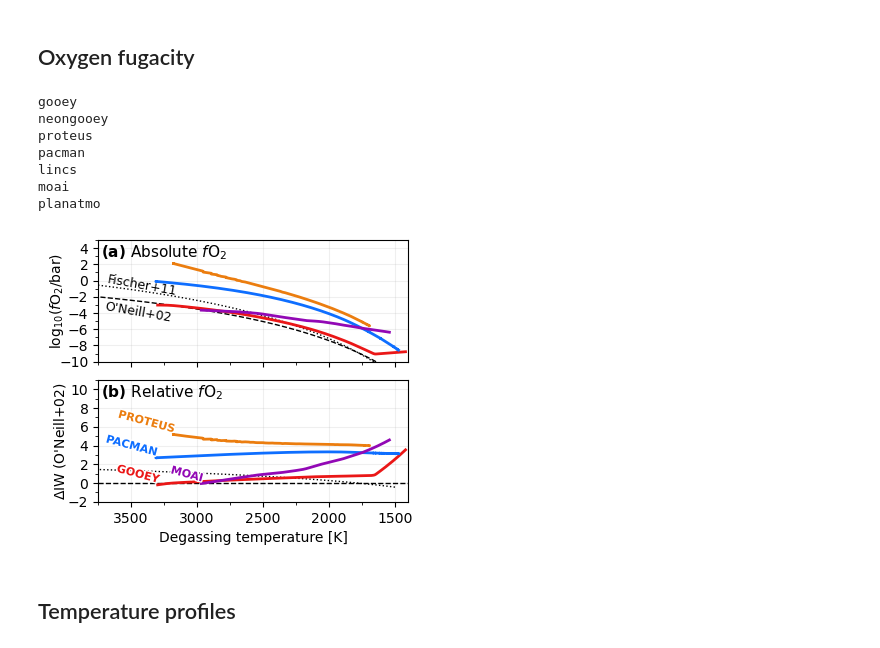
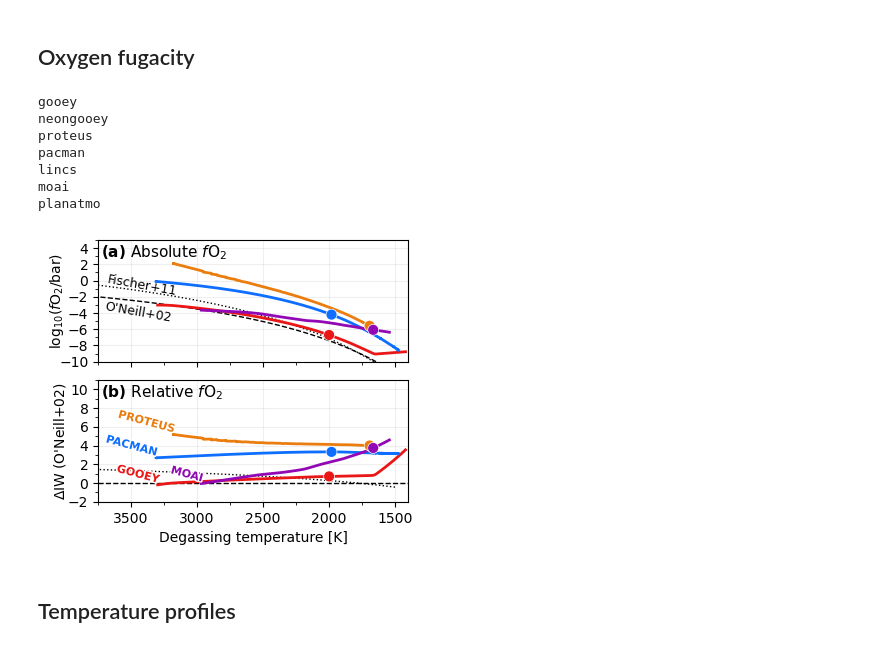
Before and after one commit to projectcuisines/chili, a Jupyter notebook: intercomparison/analysis_solarsystem/compare.ipynb, the cells around one changed output. Cells and saved outputs as stored; diff of their text form; code cells hidden in the pictures.

```diff
--- a/intercomparison/analysis_solarsystem/compare.ipynb
+++ b/intercomparison/analysis_solarsystem/compare.ipynb
@@ -1233,7 +1236,7 @@ def logfO2_oneill(T):
     '''O'Neill and Eggins (2002) IW'''
     return 2*(-244118+115.559*T-8.474*T*np.log(T))/(np.log(10)*8.31441*T)
 
-def plot_fO2(planet):
+def plot_fO2(planet, phi_compare):
 
     lw = 2.0
 
@@ -1274,15 +1277,21 @@ def plot_fO2(planet):
         x = dat["T_surf(K)"].values
         y = np.log10(dat["fO2_melt(bar)"].values)
 
+        iphi = np.argmin(np.abs(dat["phi(vol_frac)"] - phi_compare))
+
         if np.all(np.isnan(y)):
             continue
 
         # absolute fo2
         axt.plot(x, y, color=col, lw=lw, label=lbl, zorder=5)
+        axt.scatter(x[iphi], y[iphi], color=col, marker='o', s=40, zorder=9,
+                    path_effects=[pe.withStroke(linewidth=2, foreground='w')])
 
         # relative fo2
         y = y - logfO2_oneill(x)
         axb.plot(x, y, color=col, lw=lw, label=lbl, zorder=5)
+        axb.scatter(x[iphi], y[iphi], color=col, marker='o', s=40, zorder=9,
+                    path_effects=[pe.withStroke(linewidth=2, foreground='w')])
 
         # label
         idx_txt = np.argmin(np.abs(x-4000))
@@ -1296,36 +1305,36 @@ def plot_fO2(planet):
     axt.set_ylabel(r"log$_{10} (f$O$_2$/bar$)$", labelpad=-5.0)
     axb.set_ylabel(r"$\Delta$IW (O'Neill+02)",   labelpad=-0.0)
     axb.set_xlabel("Degassing temperature [K]")
     axb.set_xlim(left=3750, right=1400)
 
     axt.set_ylim(-10, 5)
     axb.set_ylim(-2, 11)
 
     for ax,axlbl in zip(axs, [r"$\mathbf{(a)}$ Absolute $f$O$_2$", r"$\mathbf{(b)}$ Relative $f$O$_2$"]):
         ax.yaxis.set_major_locator(mpl.ticker.MultipleLocator(2))
         ax.yaxis.set_minor_locator(mpl.ticker.MultipleLocator(1))
         ax.text(0.01, 0.97, axlbl, transform=ax.transAxes, ha='left', va='top', fontsize=11, zorder=99)
         ax.grid(alpha=0.2, zorder=-2)
         ax.xaxis.set_major_locator(mpl.ticker.MultipleLocator(500))
         ax.xaxis.set_minor_locator(mpl.ticker.MultipleLocator(250))
 
     # fig.align_ylabels()
     fig.subplots_adjust(hspace=0.15)
 
     plt.show()
     fig.savefig(f"out/fO2_{planet}.{EXT}", bbox_inches='tight', dpi=DPI, pad_inches=0.03)
 
-# plot_fO2("earth")
-plot_fO2("venus")
+# plot_fO2("earth", 0.05)
+plot_fO2("venus", 0.05)
 # %% [output]
 gooey
 neongooey
 proteus
 pacman
 lincs
 moai
 planatmo
-[figure, old version]
+[figure, new version]
 # %% [markdown]
 ## Temperature profiles
 # %%
```
Also changed, not shown: parts of 1 cell of this notebook, 2 other files.
